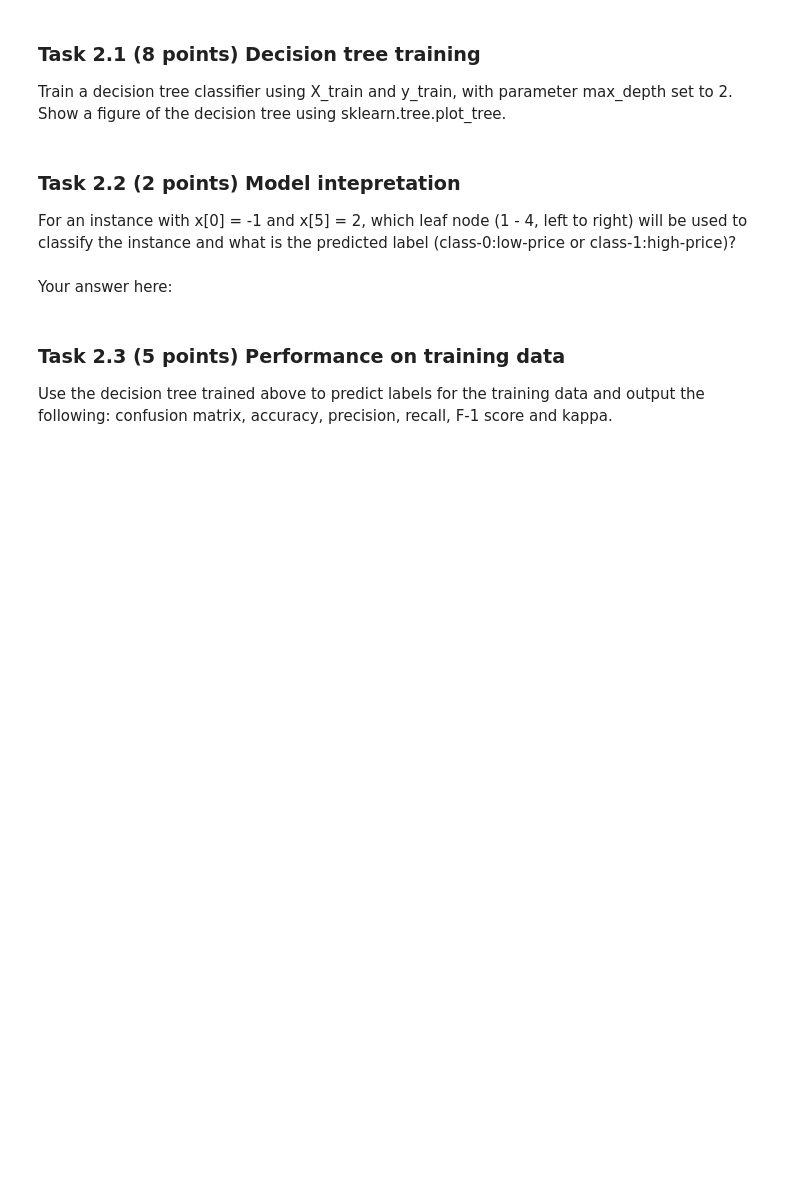
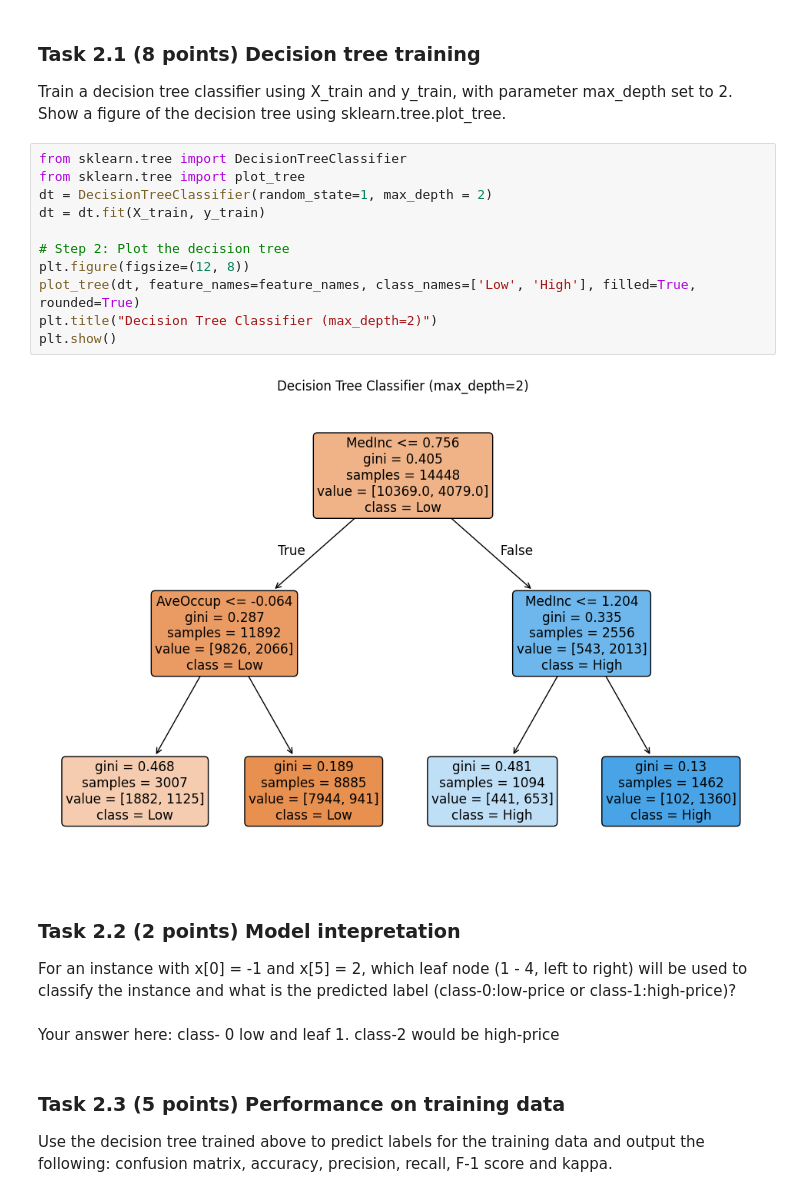
Before and after one commit to SpartanMaster-117/Gundam, a Jupyter notebook: HW5_part_2.ipynb, the cells around one changed output. Saved outputs shown, nothing was run; the diff lists cells and outputs as text; blank space fills up the shorter version.

```diff
--- a/HW5_part_2.ipynb
+++ b/HW5_part_2.ipynb
@@ -120,11 +251,24 @@ Using logistic regression model, perform a 10-fold cross-validation on the entir
 # %% [markdown]
 ### Task 2.1 (8 points) Decision tree training
 Train a decision tree classifier using X_train and y_train, with parameter max_depth set to 2. Show a figure of the decision tree using sklearn.tree.plot_tree.
+# %%
+from sklearn.tree import DecisionTreeClassifier
+from sklearn.tree import plot_tree
+dt = DecisionTreeClassifier(random_state=1, max_depth = 2)
+dt = dt.fit(X_train, y_train)
+
+# Step 2: Plot the decision tree
+plt.figure(figsize=(12, 8))
+plot_tree(dt, feature_names=feature_names, class_names=['Low', 'High'], filled=True, rounded=True)
+plt.title("Decision Tree Classifier (max_depth=2)")
+plt.show()
+# %% [output]
+[figure, added]
 # %% [markdown]
 ### Task 2.2 (2 points) Model intepretation
 For an instance with x[0] = -1 and x[5] = 2, which leaf node (1 - 4, left to right) will be used to classify the instance and what is the predicted label  (class-0:low-price or class-1:high-price)?
-# %% [markdown]
-Your answer here:
+# %% [markdown]
+Your answer here: class- 0 low and leaf 1. class-2 would be high-price
 # %% [markdown]
 ### Task 2.3 (5 points) Performance on training data
 
```
Also changed, not shown: parts of 16 cells of this notebook.
